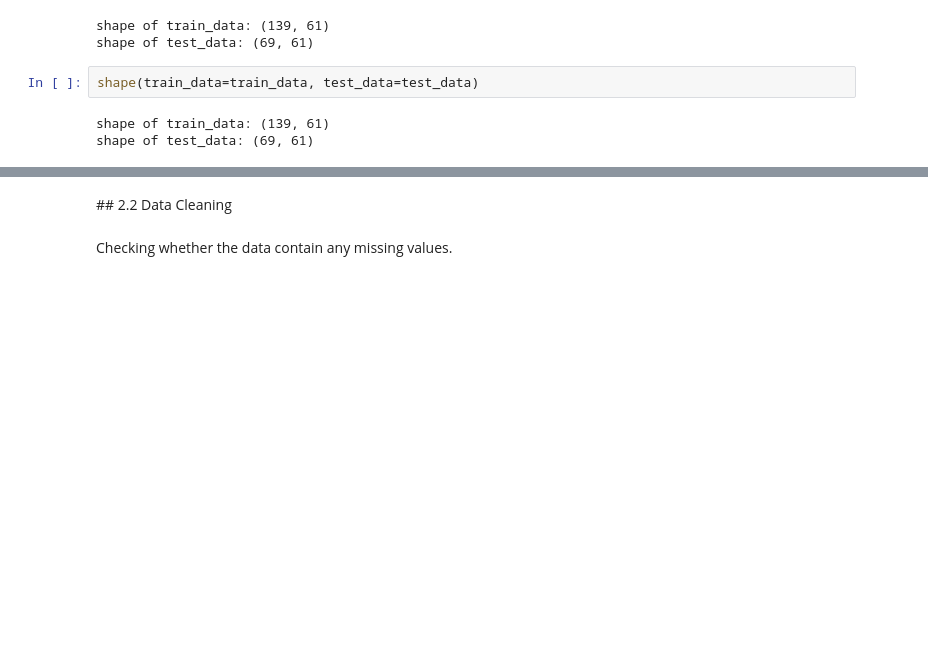
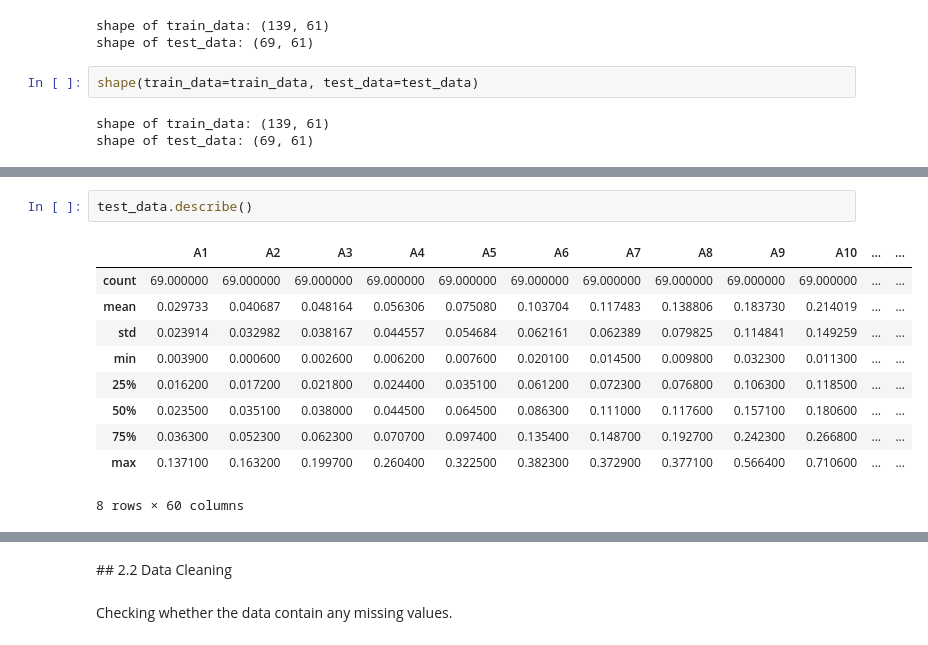
Before and after one commit to rjosh003-CS/Data-Mining-coursework, a Jupyter notebook: DM_Coursework_part_1.ipynb, the cells around one changed output, grey strips where cells are left out. Cells and saved outputs as stored; diff of their text form; blank space fills up the shorter version.

```diff
--- a/DM_Coursework_part_1.ipynb
+++ b/DM_Coursework_part_1.ipynb
@@ -379,0 +492,13 @@ shape of test_data: (69, 61)
+# %%
+test_data.describe()
+# %% [output]
+|  | A1 | A2 | A3 | A4 | A5 | A6 | A7 | A8 | A9 | A10 | ... | ... |
+| count | 69.000000 | 69.000000 | 69.000000 | 69.000000 | 69.000000 | 69.000000 | 69.000000 | 69.000000 | 69.000000 | 69.000000 | ... | ... |
+| mean | 0.029733 | 0.040687 | 0.048164 | 0.056306 | 0.075080 | 0.103704 | 0.117483 | 0.138806 | 0.183730 | 0.214019 | ... | ... |
+| std | 0.023914 | 0.032982 | 0.038167 | 0.044557 | 0.054684 | 0.062161 | 0.062389 | 0.079825 | 0.114841 | 0.149259 | ... | ... |
+| min | 0.003900 | 0.000600 | 0.002600 | 0.006200 | 0.007600 | 0.020100 | 0.014500 | 0.009800 | 0.032300 | 0.011300 | ... | ... |
+| 25% | 0.016200 | 0.017200 | 0.021800 | 0.024400 | 0.035100 | 0.061200 | 0.072300 | 0.076800 | 0.106300 | 0.118500 | ... | ... |
+| 50% | 0.023500 | 0.035100 | 0.038000 | 0.044500 | 0.064500 | 0.086300 | 0.111000 | 0.117600 | 0.157100 | 0.180600 | ... | ... |
+| 75% | 0.036300 | 0.052300 | 0.062300 | 0.070700 | 0.097400 | 0.135400 | 0.148700 | 0.192700 | 0.242300 | 0.266800 | ... | ... |
+| max | 0.137100 | 0.163200 | 0.199700 | 0.260400 | 0.322500 | 0.382300 | 0.372900 | 0.377100 | 0.566400 | 0.710600 | ... | ... |
+8 rows × 60 columns
```
Also changed, not shown: parts of 19 cells of this notebook.
